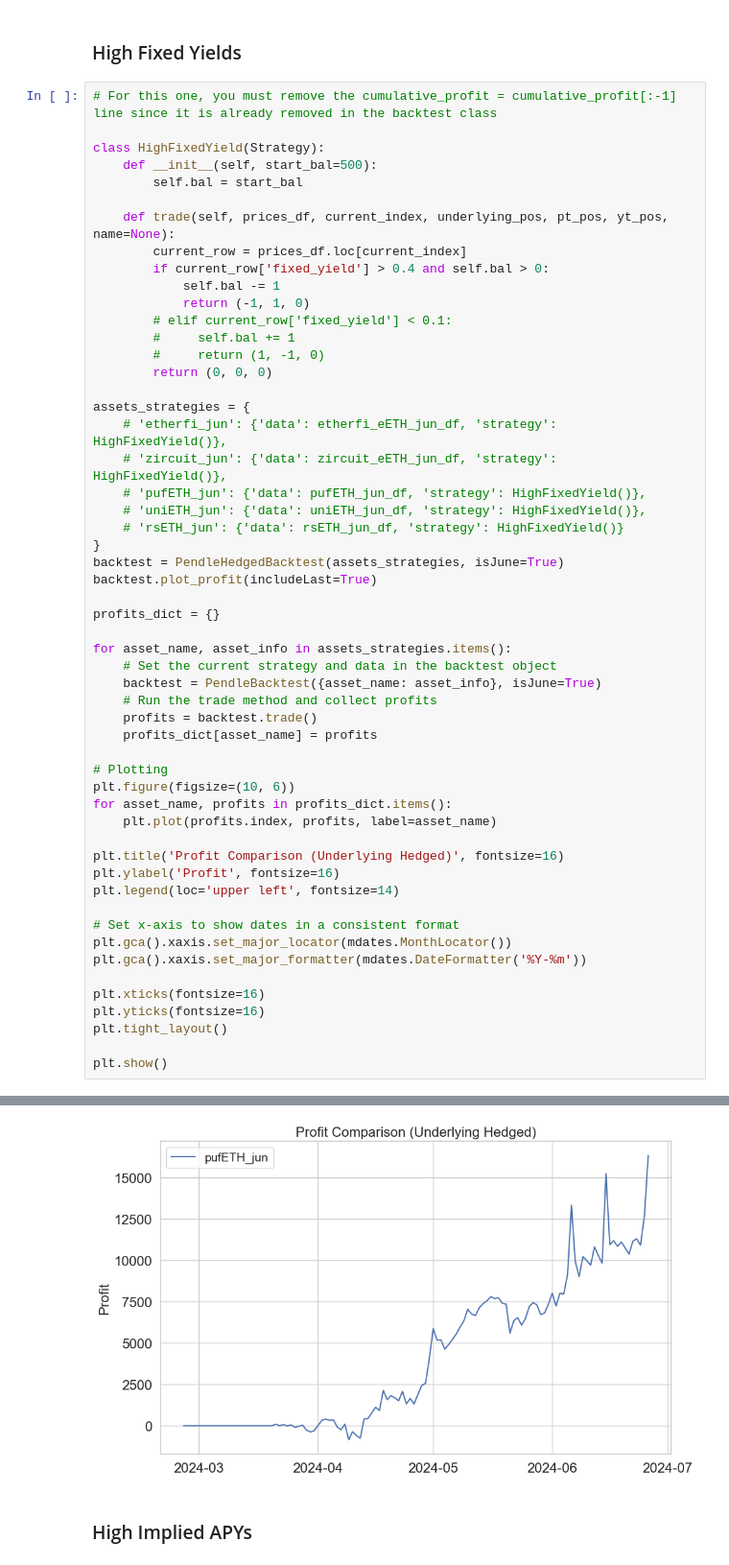
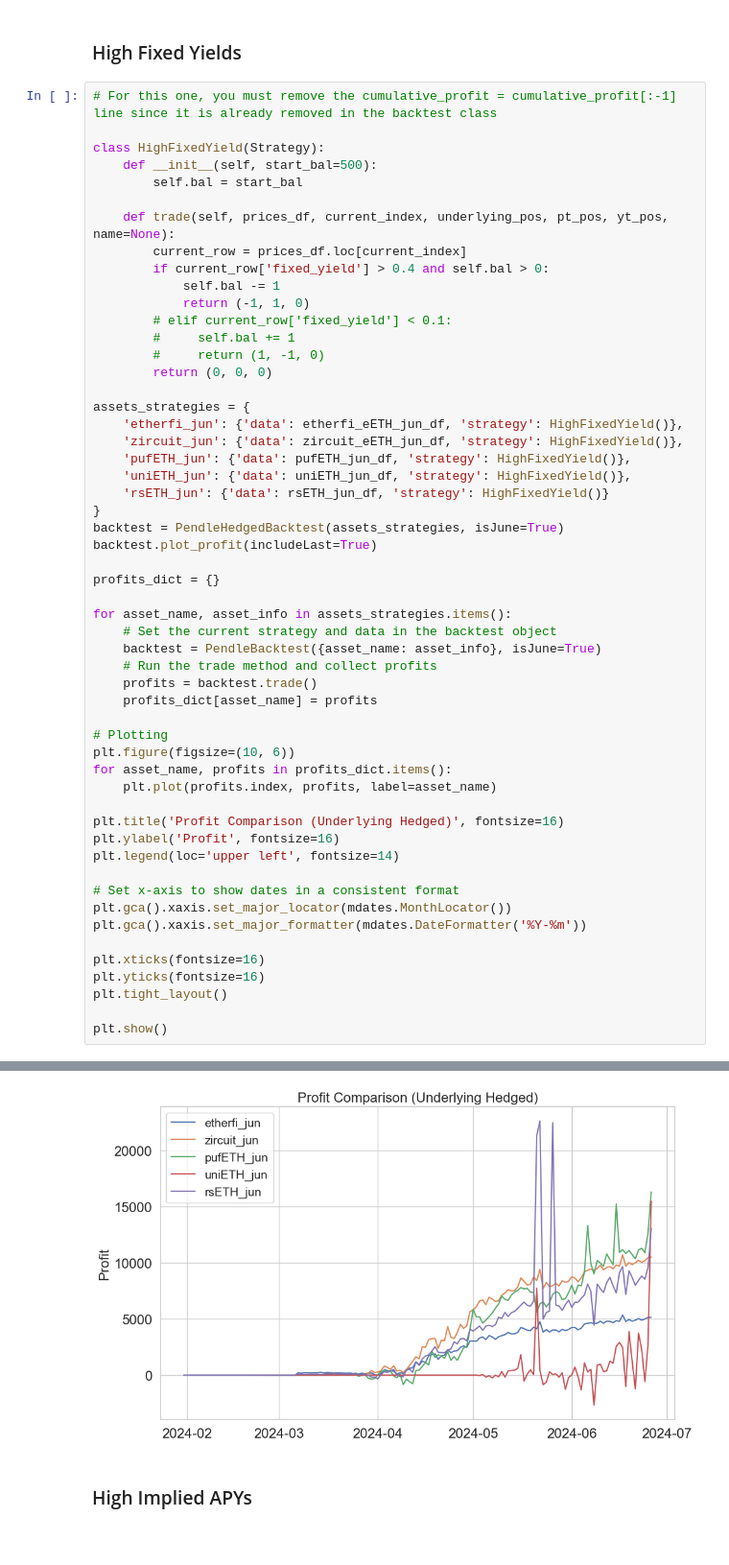
Before and after one commit to farischaudhry/pendle-analysis, a Jupyter notebook: backtest.ipynb, the cells around one changed output, grey strips where cells are left out. Shown at 96% size. Cells and saved outputs as stored; diff of their text form.

```diff
--- a/backtest.ipynb
+++ b/backtest.ipynb
@@ -548,11 +548,11 @@ class HighFixedYield(Strategy):
         return (0, 0, 0)
 
 assets_strategies = {
-    # 'etherfi_jun': {'data': etherfi_eETH_jun_df, 'strategy': HighFixedYield()},
-    # 'zircuit_jun': {'data': zircuit_eETH_jun_df, 'strategy': HighFixedYield()},
-    # 'pufETH_jun': {'data': pufETH_jun_df, 'strategy': HighFixedYield()},
-    # 'uniETH_jun': {'data': uniETH_jun_df, 'strategy': HighFixedYield()},
-    # 'rsETH_jun': {'data': rsETH_jun_df, 'strategy': HighFixedYield()}
+    'etherfi_jun': {'data': etherfi_eETH_jun_df, 'strategy': HighFixedYield()},
+    'zircuit_jun': {'data': zircuit_eETH_jun_df, 'strategy': HighFixedYield()},
+    'pufETH_jun': {'data': pufETH_jun_df, 'strategy': HighFixedYield()},
+    'uniETH_jun': {'data': uniETH_jun_df, 'strategy': HighFixedYield()},
+    'rsETH_jun': {'data': rsETH_jun_df, 'strategy': HighFixedYield()}
 }
 backtest = PendleHedgedBacktest(assets_strategies, isJune=True)
 backtest.plot_profit(includeLast=True)
@@ -593,4 +593,4 @@ Daily returns: 0.017941297455557687
-[figure, old version]
+[figure, new version]
 # %% [markdown]
 ### High Implied APYs
 # %%
```
Also changed, not shown: parts of 12 cells of this notebook, 1 other file.
